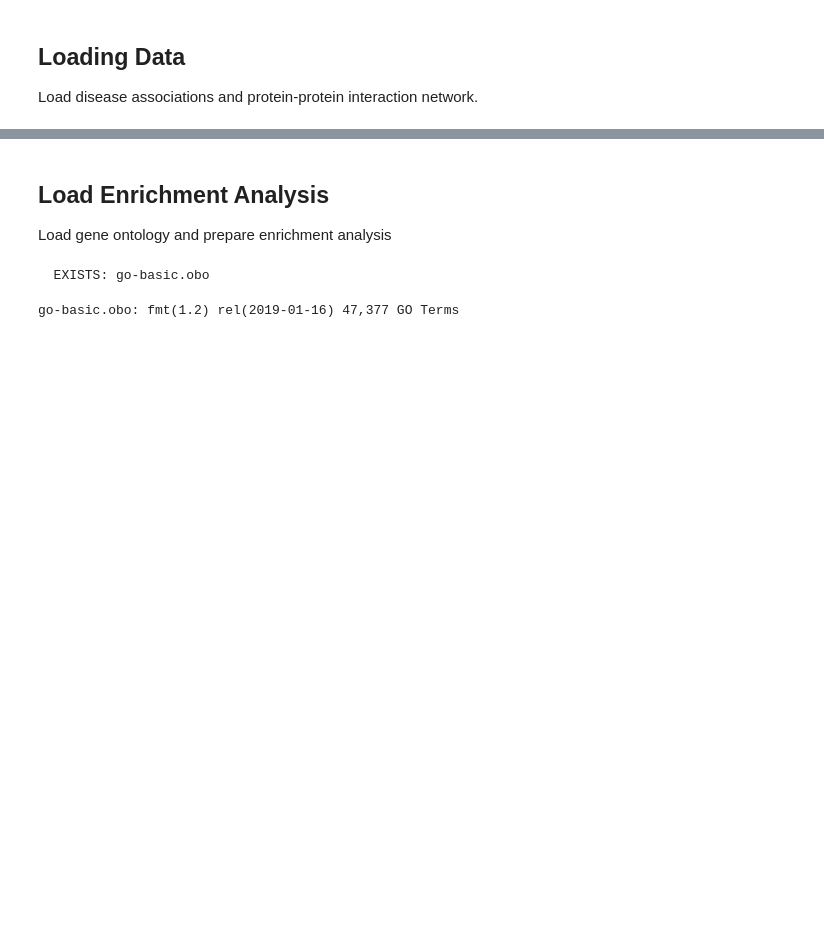
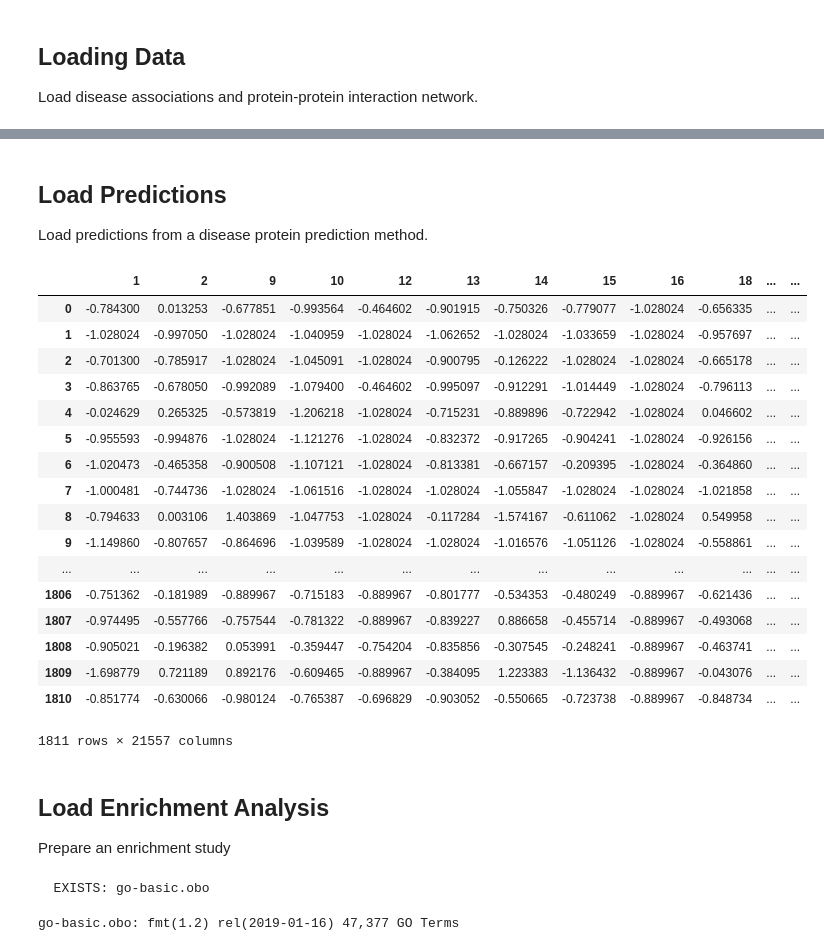
Before and after one commit to seyuboglu/milieu, a Jupyter notebook: notebooks/enrichment.ipynb, the cells around one changed output, grey strips where cells are left out. Saved outputs shown, nothing was run; the diff lists cells and outputs as text; code cells hidden in the pictures; blank space fills up the shorter version.

```diff
--- a/notebooks/enrichment.ipynb
+++ b/notebooks/enrichment.ipynb
@@ -91,6 +43,32 @@ for disease in tqdm(diseases):
+# %% [markdown]
+## Load Predictions
+Load predictions from a disease protein prediction method.
+# %%
+df = pd.read_csv("../experiments/bio-pathways/dpp_predict/lci/predictions.csv")
+# %%
+df
+# %% [output]
+|  | 1 | 2 | 9 | 10 | 12 | 13 | 14 | 15 | 16 | 18 | ... | ... |
+| 0 | -0.784300 | 0.013253 | -0.677851 | -0.993564 | -0.464602 | -0.901915 | -0.750326 | -0.779077 | -1.028024 | -0.656335 | ... | ... |
+| 1 | -1.028024 | -0.997050 | -1.028024 | -1.040959 | -1.028024 | -1.062652 | -1.028024 | -1.033659 | -1.028024 | -0.957697 | ... | ... |
+| 2 | -0.701300 | -0.785917 | -1.028024 | -1.045091 | -1.028024 | -0.900795 | -0.126222 | -1.028024 | -1.028024 | -0.665178 | ... | ... |
+| 3 | -0.863765 | -0.678050 | -0.992089 | -1.079400 | -0.464602 | -0.995097 | -0.912291 | -1.014449 | -1.028024 | -0.796113 | ... | ... |
+| 4 | -0.024629 | 0.265325 | -0.573819 | -1.206218 | -1.028024 | -0.715231 | -0.889896 | -0.722942 | -1.028024 | 0.046602 | ... | ... |
+| 5 | -0.955593 | -0.994876 | -1.028024 | -1.121276 | -1.028024 | -0.832372 | -0.917265 | -0.904241 | -1.028024 | -0.926156 | ... | ... |
+| 6 | -1.020473 | -0.465358 | -0.900508 | -1.107121 | -1.028024 | -0.813381 | -0.667157 | -0.209395 | -1.028024 | -0.364860 | ... | ... |
+| 7 | -1.000481 | -0.744736 | -1.028024 | -1.061516 | -1.028024 | -1.028024 | -1.055847 | -1.028024 | -1.028024 | -1.021858 | ... | ... |
+| 8 | -0.794633 | 0.003106 | 1.403869 | -1.047753 | -1.028024 | -0.117284 | -1.574167 | -0.611062 | -1.028024 | 0.549958 | ... | ... |
+| 9 | -1.149860 | -0.807657 | -0.864696 | -1.039589 | -1.028024 | -1.028024 | -1.016576 | -1.051126 | -1.028024 | -0.558861 | ... | ... |
+| ... | ... | ... | ... | ... | ... | ... | ... | ... | ... | ... | ... | ... |
+| 1806 | -0.751362 | -0.181989 | -0.889967 | -0.715183 | -0.889967 | -0.801777 | -0.534353 | -0.480249 | -0.889967 | -0.621436 | ... | ... |
+| 1807 | -0.974495 | -0.557766 | -0.757544 | -0.781322 | -0.889967 | -0.839227 | 0.886658 | -0.455714 | -0.889967 | -0.493068 | ... | ... |
+| 1808 | -0.905021 | -0.196382 | 0.053991 | -0.359447 | -0.754204 | -0.835856 | -0.307545 | -0.248241 | -0.889967 | -0.463741 | ... | ... |
+| 1809 | -1.698779 | 0.721189 | 0.892176 | -0.609465 | -0.889967 | -0.384095 | 1.223383 | -1.136432 | -0.889967 | -0.043076 | ... | ... |
+| 1810 | -0.851774 | -0.630066 | -0.980124 | -0.765387 | -0.696829 | -0.903052 | -0.550665 | -0.723738 | -0.889967 | -0.848734 | ... | ... |
+1811 rows × 21557 columns
 # %% [markdown]
 ## Load Enrichment Analysis
-Load gene ontology and prepare enrichment analysis
+Prepare an enrichment study
 # %%
 # download GOA obo file
 obo_fname = download_go_basic_obo();
```
Also changed, not shown: parts of 11 cells of this notebook, 1 other file.
